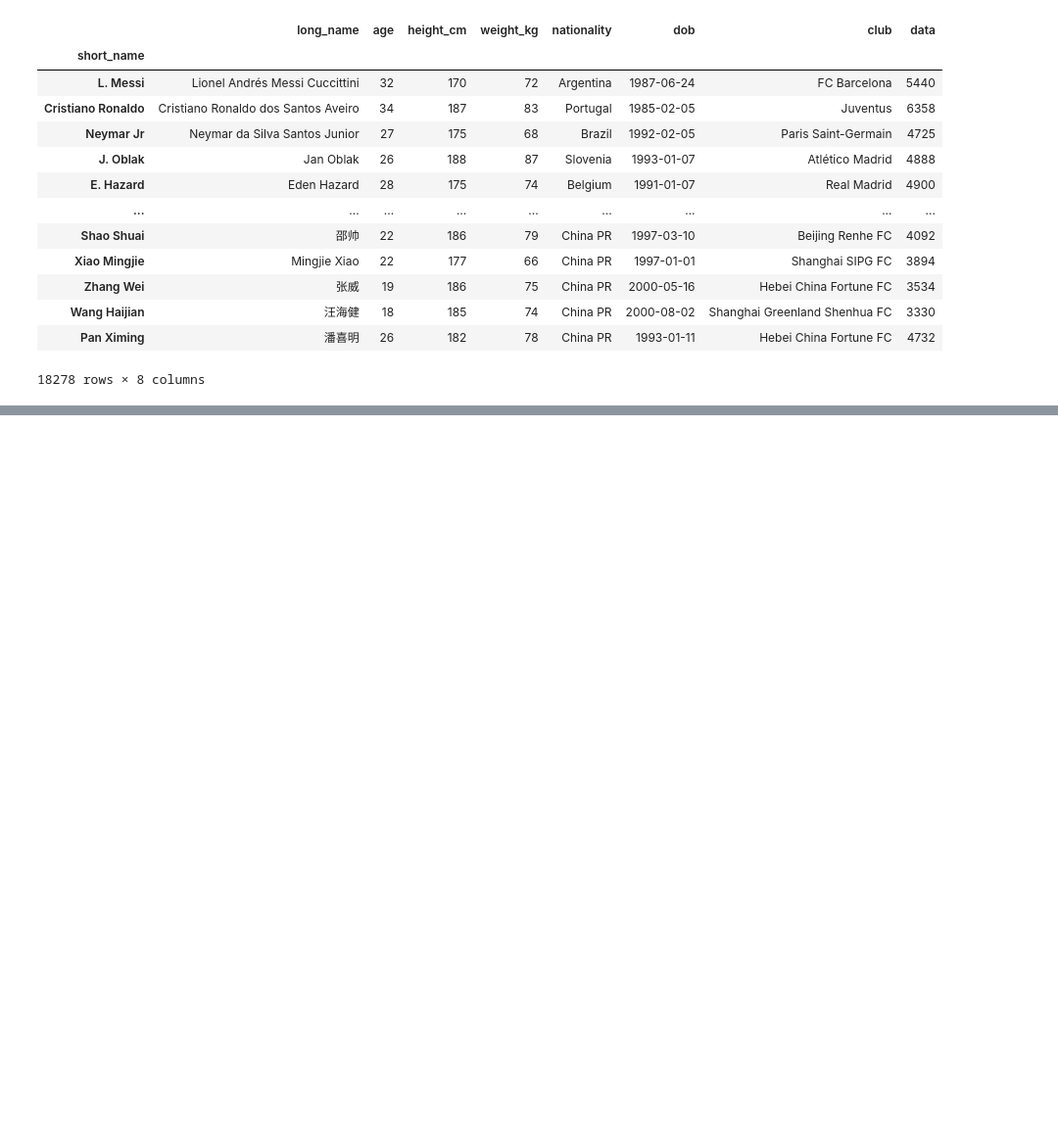
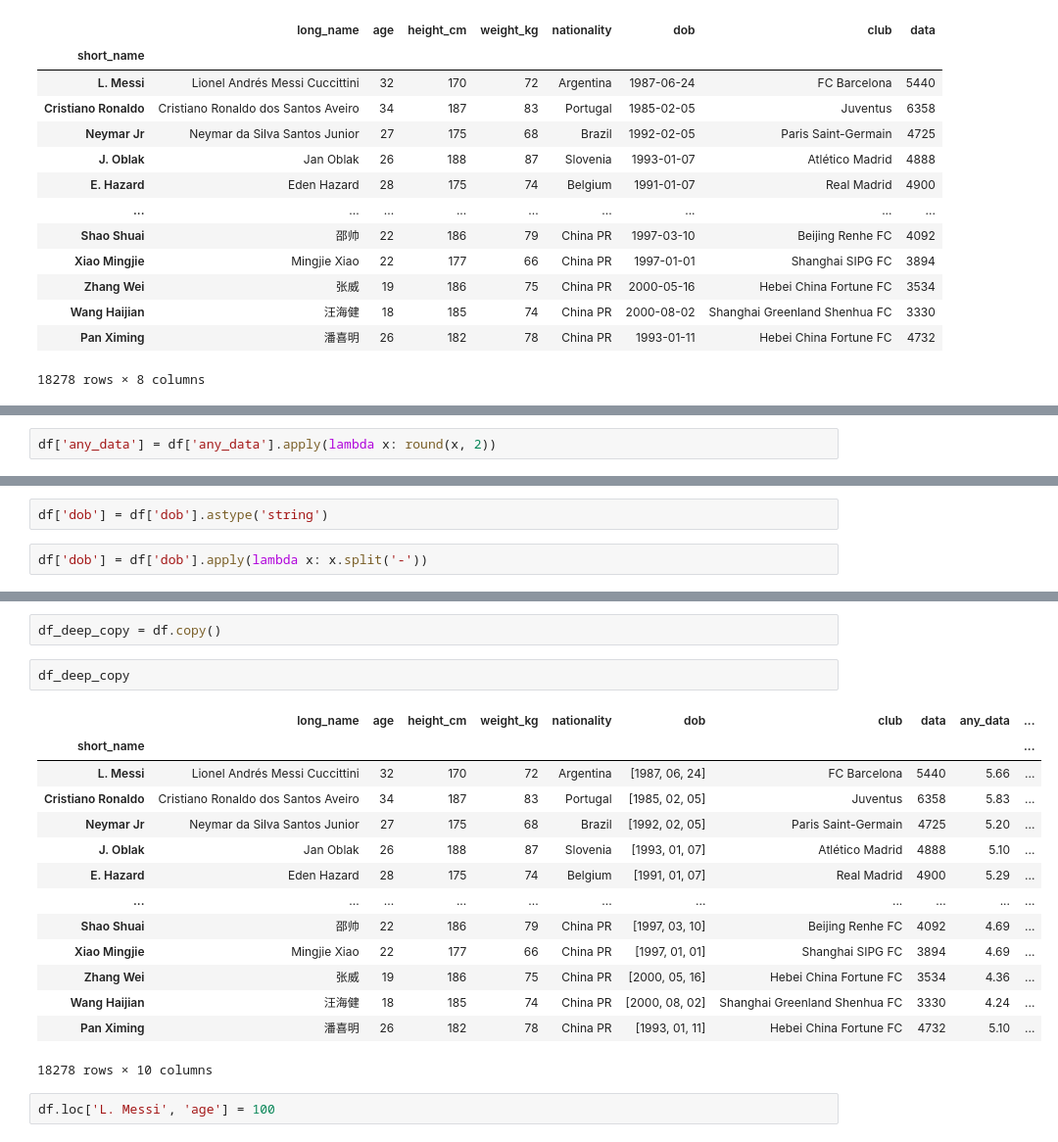
Before and after one commit to Stan-is-the-man/Data_science_bootcamp_2023, a Jupyter notebook: sd_data_extraction.ipynb, the cells around one changed output, grey strips where cells are left out. Shown at 98% size. Cells and saved outputs as stored; diff of their text form; blank space fills up the shorter version.

Commit message:
'deep and shallow types of copy()'

```diff
--- a/sd_data_extraction.ipynb
+++ b/sd_data_extraction.ipynb
@@ -759,0 +794,2 @@ df
+# %%
+df['any_data'] = df['any_data'].apply(lambda x: round(x, 2))
@@ -759,0 +838,4 @@ df
+# %%
+df['dob'] = df['dob'].astype('string')
+# %%
+df['dob'] = df['dob'].apply(lambda x: x.split('-'))
@@ -759,0 +922,21 @@ df
+# %%
+df_deep_copy = df.copy()
+# %%
+df_deep_copy
+# %% [output]
+|  | long_name | age | height_cm | weight_kg | nationality | dob | club | data | any_data | ... |
+| short_name |  |  |  |  |  |  |  |  |  | ... |
+| L. Messi | Lionel Andrés Messi Cuccittini | 32 | 170 | 72 | Argentina | [1987, 06, 24] | FC Barcelona | 5440 | 5.66 | ... |
+| Cristiano Ronaldo | Cristiano Ronaldo dos Santos Aveiro | 34 | 187 | 83 | Portugal | [1985, 02, 05] | Juventus | 6358 | 5.83 | ... |
+| Neymar Jr | Neymar da Silva Santos Junior | 27 | 175 | 68 | Brazil | [1992, 02, 05] | Paris Saint-Germain | 4725 | 5.20 | ... |
+| J. Oblak | Jan Oblak | 26 | 188 | 87 | Slovenia | [1993, 01, 07] | Atlético Madrid | 4888 | 5.10 | ... |
+| E. Hazard | Eden Hazard | 28 | 175 | 74 | Belgium | [1991, 01, 07] | Real Madrid | 4900 | 5.29 | ... |
+| ... | ... | ... | ... | ... | ... | ... | ... | ... | ... | ... |
+| Shao Shuai | 邵帅 | 22 | 186 | 79 | China PR | [1997, 03, 10] | Beijing Renhe FC | 4092 | 4.69 | ... |
+| Xiao Mingjie | Mingjie Xiao | 22 | 177 | 66 | China PR | [1997, 01, 01] | Shanghai SIPG FC | 3894 | 4.69 | ... |
+| Zhang Wei | 张威 | 19 | 186 | 75 | China PR | [2000, 05, 16] | Hebei China Fortune FC | 3534 | 4.36 | ... |
+| Wang Haijian | 汪海健 | 18 | 185 | 74 | China PR | [2000, 08, 02] | Shanghai Greenland Shenhua FC | 3330 | 4.24 | ... |
+| Pan Ximing | 潘喜明 | 26 | 182 | 78 | China PR | [1993, 01, 11] | Hebei China Fortune FC | 4732 | 5.10 | ... |
+18278 rows × 10 columns
+# %%
+df.loc['L. Messi', 'age'] = 100
```
Also changed, not shown: parts of 17 cells of this notebook.
